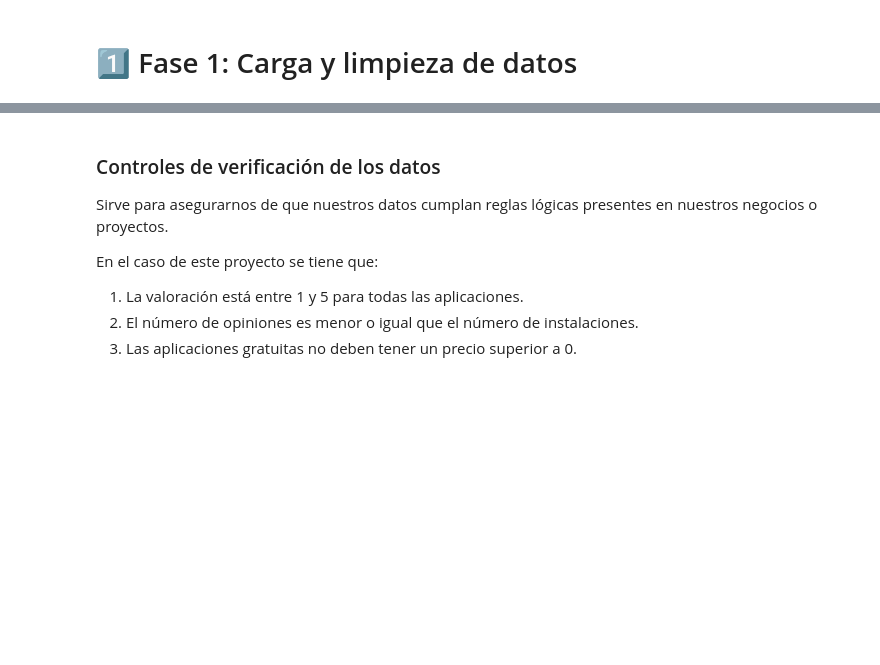
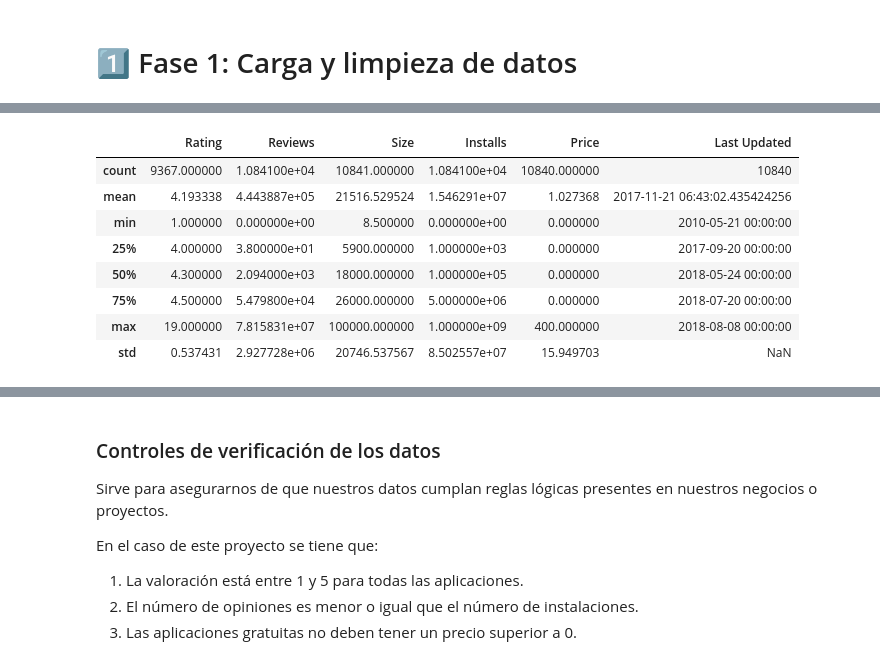
Before and after one commit to ChrisJavier/UIDE_3-WorkGroupProyectsVisu, a Jupyter notebook: Week1/src/VADDC_CP_W1_E4.ipynb, the cells around one changed output, grey strips where cells are left out. Saved outputs shown, nothing was run; the diff lists cells and outputs as text; code cells hidden in the pictures; blank space fills up the shorter version.

```diff
--- a/Week1/src/VADDC_CP_W1_E4.ipynb
+++ b/Week1/src/VADDC_CP_W1_E4.ipynb
@@ -54,3 +54,10 @@ Estructura de pandas dataframe aceptada por seaborn: https://seaborn.pydata.org/
     - Last Updated: Fecha de la última actualización de la aplicación.
     - Current Ver: Versión actual de la aplicación.
     - Android Ver: Versión de android que soporta la aplicación.
+# %%
+# Descargamos el csv con un nombre especifico
+
+csv_name_path = 'google_play_store_reviews.csv'
+
+# Descarga del objeto
+!wget https://github.com/rusheel98/Data-Visualization-on-google-play-store-reviews-dataset/raw/main/googleplaystore_v2.csv -O $csv_name_path
@@ -179,0 +93,9 @@ def test(x):
+# %%
+# Carga del archivo con panda
+data = pd.read_csv(csv_name_path)
+
+# Visualizamos un breve informacion del dataset
+data.info()
+
+# Muestra un resumen estadístico de las columnas numéricas del dataset
+data.describe()
@@ -180,16 +153,47 @@ def test(x):
 # %%
+# Nos enfocamos en la colmna Price para convertir su tipo de dato
+def convert(x):
+    # Aseguramos que sea string y limpiamos espacios o símbolos de moneda
+    x = str(x).strip().replace('$', '').replace(',', '')
+
+    if x == "0" or x == "":
+        return 0.0
+
+    # Manejo de sufijos (M para Millones, K para Miles)
+    if 'M' in x:
+        return float(x.replace('M', '')) * 1_000_000
+    elif 'K' in x:
+        return float(x.replace('K', '')) * 1_000
+
+    try:
+        return float(x)
+    except ValueError:
+        return None # O np.nan si prefieres marcar errores
 # corregir algunos valores en formato string para que toda la columna sea tipo float
-data.Price = data.Price.apply(lambda x: 0 if x=="0" else float(x[1:]))
+data.Price = data.Price.apply(convert)
 
 # cast los datos de los Reviews a tipo entero
-data.Reviews = data.Reviews.astype("int32")
+data.Reviews = data.Reviews.apply(convert)
 
 # Convertir la columna installs a valores numericos
 # ignoramos el +
 def clean_installs(val):
-    return int(val.replace(",","").replace("+",""))
+    return int(val.replace(",","").replace("+","").replace("Free","0"))
 
 data.Installs = data.Installs.apply(clean_installs)
 
 # convertir las fechas en string a formato date
-data['Last Updated'] = pd.to_datetime(data['Last Updated'])
+data['Last Updated'] = data['Last Updated'] = pd.to_datetime(data['Last Updated'], format='mixed', errors='coerce')
+
+# Imprimimos las ultimas 5 columnas
+data.describe()
+# %% [output]
+|  | Rating | Reviews | Size | Installs | Price | Last Updated |
+| count | 9367.000000 | 1.084100e+04 | 10841.000000 | 1.084100e+04 | 10840.000000 | 10840 |
+| mean | 4.193338 | 4.443887e+05 | 21516.529524 | 1.546291e+07 | 1.027368 | 2017-11-21 06:43:02.435424256 |
+| min | 1.000000 | 0.000000e+00 | 8.500000 | 0.000000e+00 | 0.000000 | 2010-05-21 00:00:00 |
+| 25% | 4.000000 | 3.800000e+01 | 5900.000000 | 1.000000e+03 | 0.000000 | 2017-09-20 00:00:00 |
+| 50% | 4.300000 | 2.094000e+03 | 18000.000000 | 1.000000e+05 | 0.000000 | 2018-05-24 00:00:00 |
+| 75% | 4.500000 | 5.479800e+04 | 26000.000000 | 5.000000e+06 | 0.000000 | 2018-07-20 00:00:00 |
+| max | 19.000000 | 7.815831e+07 | 100000.000000 | 1.000000e+09 | 400.000000 | 2018-08-08 00:00:00 |
+| std | 0.537431 | 2.927728e+06 | 20746.537567 | 8.502557e+07 | 15.949703 | NaN |
```
Also changed, not shown: parts of 28 cells of this notebook.
